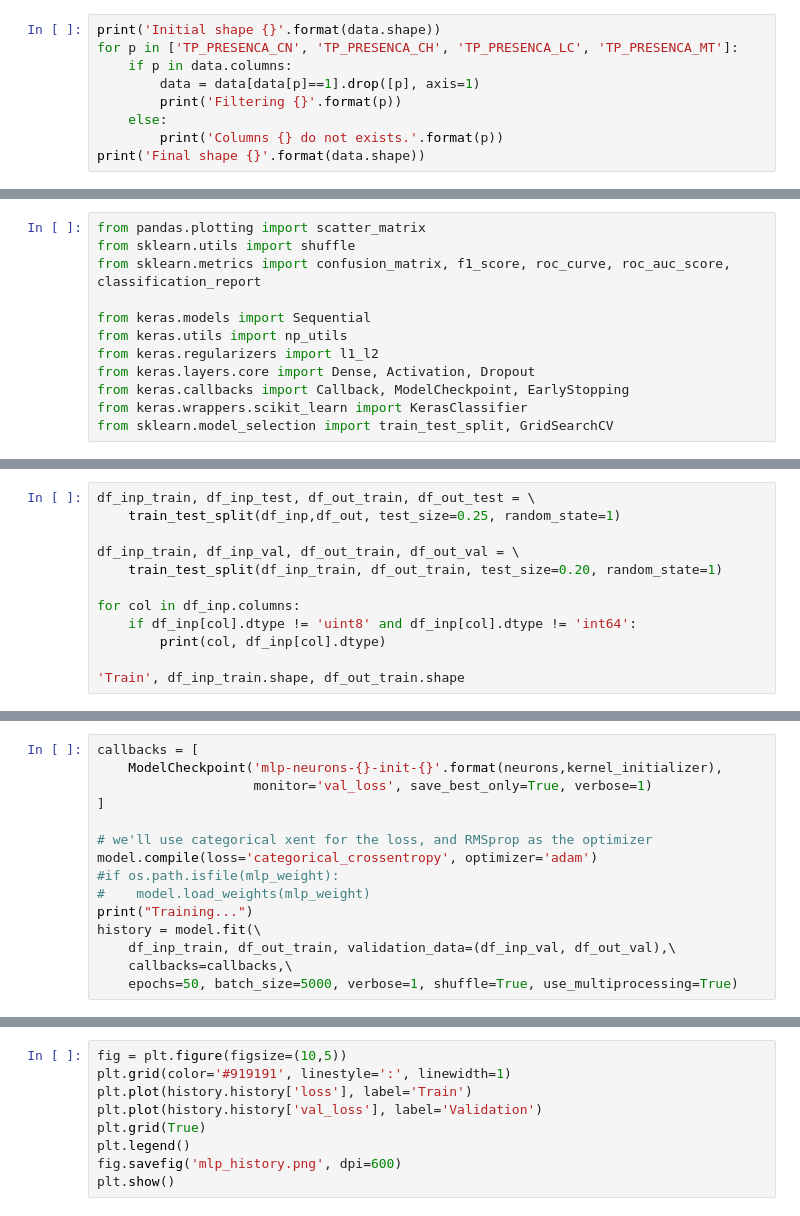
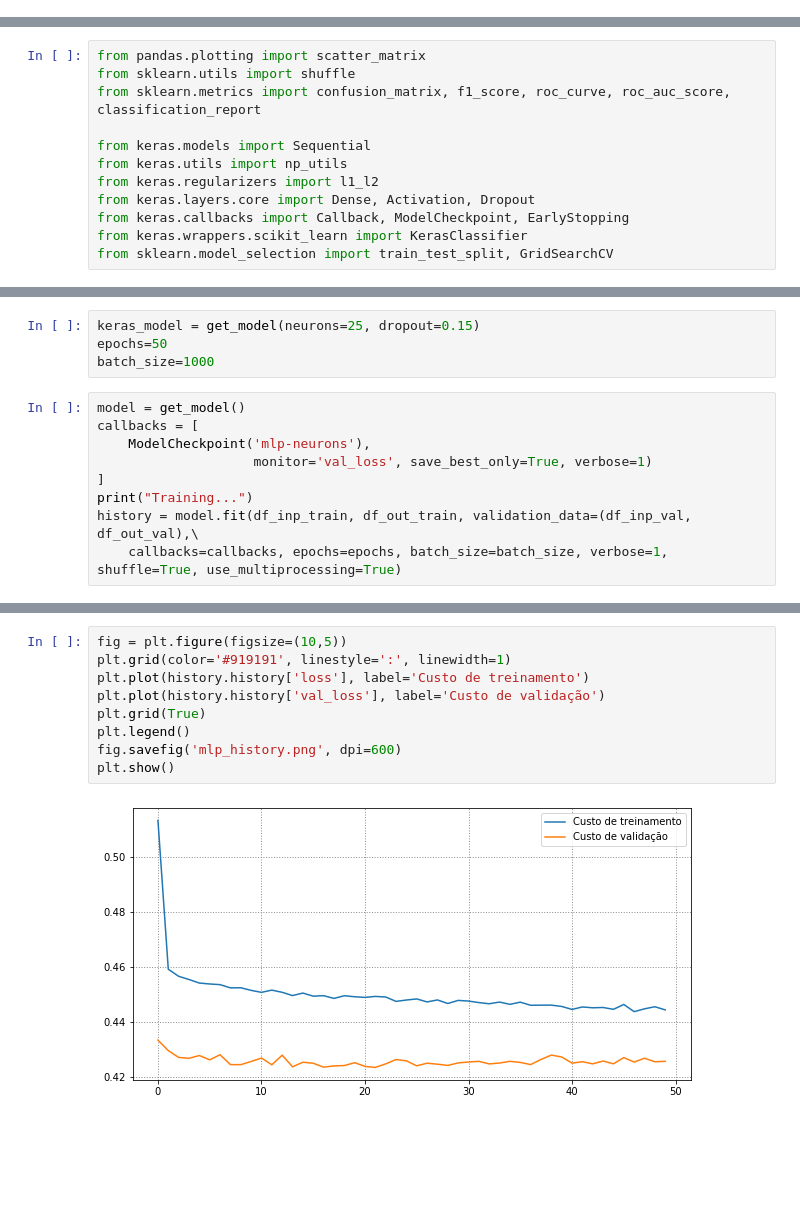
Before and after one commit to ito-rafael/IA006C-MachineLearning, a Jupyter notebook: final project/notebook/mlp.ipynb, the cells around one changed output, grey strips where cells are left out. Saved outputs shown, nothing was run; the diff lists cells and outputs as text; blank space fills up the shorter version.

```diff
--- a/final project/notebook/mlp.ipynb
+++ b/final project/notebook/mlp.ipynb
@@ -228,12 +304,3 @@ data = data[data['IN_TREINEIRO']==0].drop(['IN_TREINEIRO'], axis=1)
 # %% [markdown]
 Estou interessado em uma visão geral da nota do aluno
 Se por algum motivo ele não fez a prova o dado não é válido para mim
-# %%
-print('Initial shape {}'.format(data.shape))
-for p in ['TP_PRESENCA_CN', 'TP_PRESENCA_CH', 'TP_PRESENCA_LC', 'TP_PRESENCA_MT']:
-    if p in data.columns:
-        data = data[data[p]==1].drop([p], axis=1)
-        print('Filtering {}'.format(p))
-    else:
-        print('Columns {} do not exists.'.format(p))
-print('Final shape {}'.format(data.shape))
@@ -323,12 +398,0 @@ def get_model(neurons=30, kernel_initializer='uniform'):
-# %%
-df_inp_train, df_inp_test, df_out_train, df_out_test = \
-    train_test_split(df_inp,df_out, test_size=0.25, random_state=1)
-
-df_inp_train, df_inp_val, df_out_train, df_out_val = \
-    train_test_split(df_inp_train, df_out_train, test_size=0.20, random_state=1)
-
-for col in df_inp.columns:
-    if df_inp[col].dtype != 'uint8' and df_inp[col].dtype != 'int64':
-        print(col, df_inp[col].dtype)
-
-'Train', df_inp_train.shape, df_out_train.shape
@@ -356,17 +471,15 @@ TerminatedWorkerError: A worker process managed by the executor was unexpectedly
+# %%
+keras_model = get_model(neurons=25, dropout=0.15)
+epochs=50
+batch_size=1000
 # %%
+model = get_model()
 callbacks = [
-    ModelCheckpoint('mlp-neurons-{}-init-{}'.format(neurons,kernel_initializer),
+    ModelCheckpoint('mlp-neurons'),
                     monitor='val_loss', save_best_only=True, verbose=1)
 ]
-
-# we'll use categorical xent for the loss, and RMSprop as the optimizer
-model.compile(loss='categorical_crossentropy', optimizer='adam')
-#if os.path.isfile(mlp_weight):
-#    model.load_weights(mlp_weight)
 print("Training...")
-history = model.fit(\
-    df_inp_train, df_out_train, validation_data=(df_inp_val, df_out_val),\
-    callbacks=callbacks,\
-    epochs=50, batch_size=5000, verbose=1, shuffle=True, use_multiprocessing=True)
+history = model.fit(df_inp_train, df_out_train, validation_data=(df_inp_val, df_out_val),\
+    callbacks=callbacks, epochs=epochs, batch_size=batch_size, verbose=1, shuffle=True, use_multiprocessing=True)
 # %% [output]
 Training...
@@ -390,9 +502,11 @@ KeyboardInterrupt:
 # %%
 fig = plt.figure(figsize=(10,5))
 plt.grid(color='#919191', linestyle=':', linewidth=1)
-plt.plot(history.history['loss'], label='Train')
-plt.plot(history.history['val_loss'], label='Validation')
+plt.plot(history.history['loss'], label='Custo de treinamento')
+plt.plot(history.history['val_loss'], label='Custo de validação')
 plt.grid(True)
 plt.legend()
 fig.savefig('mlp_history.png', dpi=600)
 plt.show()
+# %% [output]
+[figure, added]
```
Also changed, not shown: parts of 38 cells of this notebook, 2 other files.
